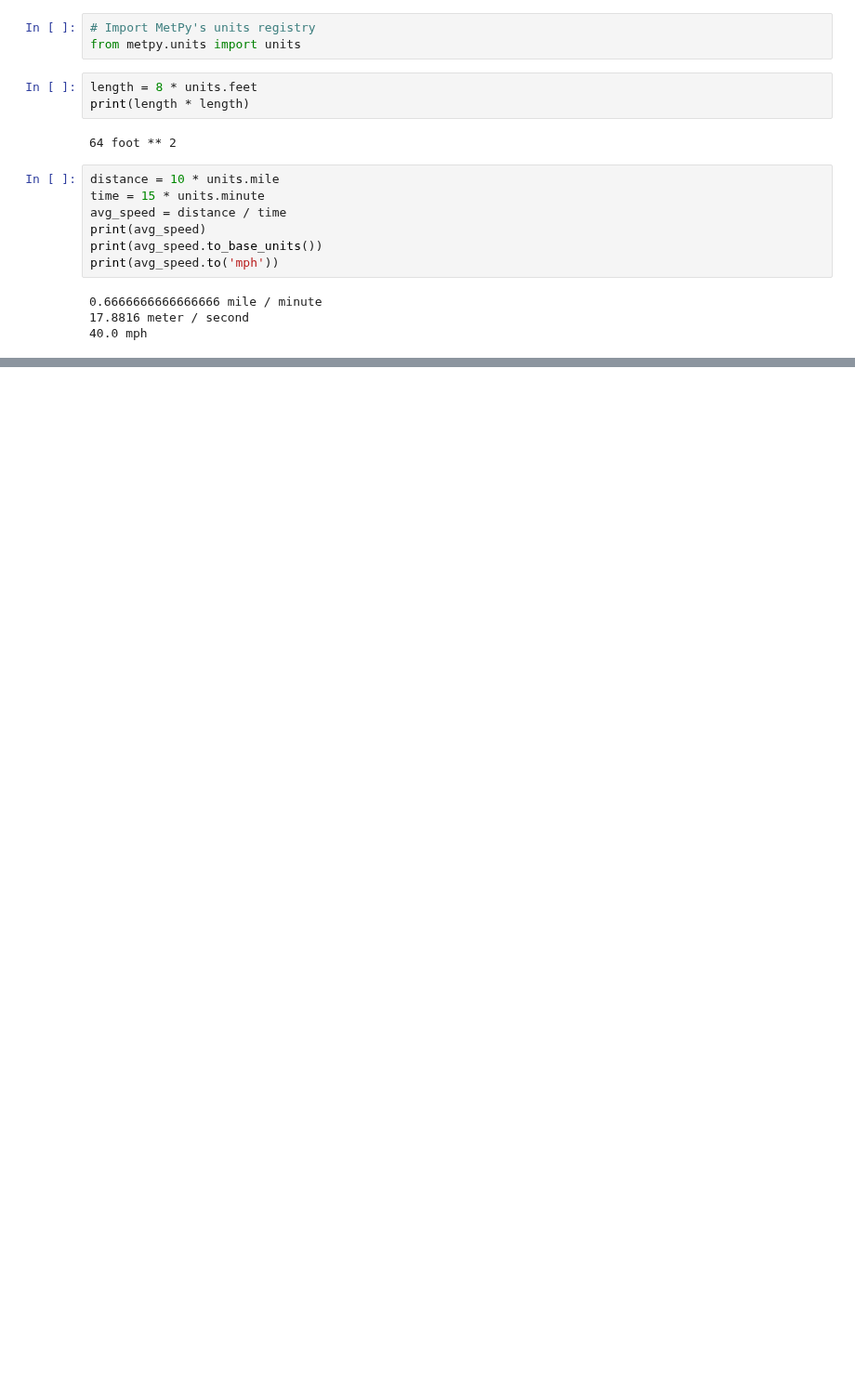
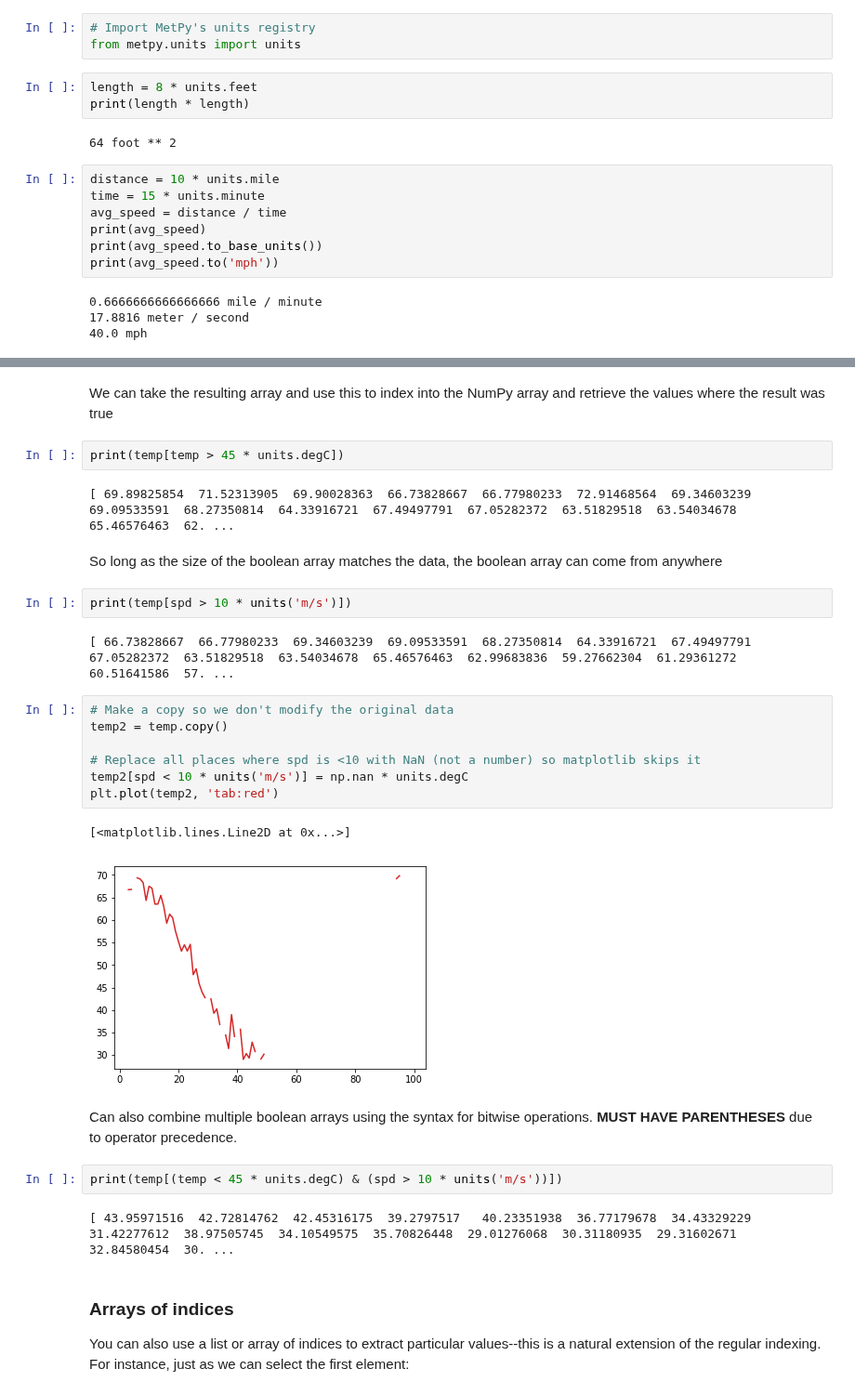
Before and after one commit to Unidata/python-workshop, a Jupyter notebook: notebooks/Primer/Primer.ipynb, the cells around one changed output, grey strips where cells are left out. Shown at 93% size. Saved outputs shown, nothing was run; the diff lists cells and outputs as text; blank space fills up the shorter version.

```diff
--- a/notebooks/Primer/Primer.ipynb
+++ b/notebooks/Primer/Primer.ipynb
@@ -365,0 +242,33 @@ The goal of this tutorial is to provide an overview of the use of the NumPy libr
+# %% [markdown]
+We can take the resulting array and use this to index into the
+NumPy array and retrieve the values where the result was true
+# %%
+print(temp[temp > 45 * units.degC])
+# %% [output]
+[ 69.89825854  71.52313905  69.90028363  66.73828667  66.77980233  72.91468564  69.34603239  69.09533591  68.27350814  64.33916721  67.49497791  67.05282372  63.51829518  63.54034678  65.46576463  62. ...
+# %% [markdown]
+So long as the size of the boolean array matches the data, the boolean array can come from anywhere
+# %%
+print(temp[spd > 10 * units('m/s')])
+# %% [output]
+[ 66.73828667  66.77980233  69.34603239  69.09533591  68.27350814  64.33916721  67.49497791  67.05282372  63.51829518  63.54034678  65.46576463  62.99683836  59.27662304  61.29361272  60.51641586  57. ...
+# %%
+# Make a copy so we don't modify the original data
+temp2 = temp.copy()
+
+# Replace all places where spd is <10 with NaN (not a number) so matplotlib skips it
+temp2[spd < 10 * units('m/s')] = np.nan * units.degC
+plt.plot(temp2, 'tab:red')
+# %% [output]
+[<matplotlib.lines.Line2D at 0x...>]
+[figure, added]
+# %% [markdown]
+Can also combine multiple boolean arrays using the syntax for bitwise operations. **MUST HAVE PARENTHESES** due to operator precedence.
+# %%
+print(temp[(temp < 45 * units.degC) & (spd > 10 * units('m/s'))])
+# %% [output]
+[ 43.95971516  42.72814762  42.45316175  39.2797517   40.23351938  36.77179678  34.43329229  31.42277612  38.97505745  34.10549575  35.70826448  29.01276068  30.31180935  29.31602671  32.84580454  30. ...
+# %% [markdown]
+### Arrays of indices
+
+You can also use a list or array of indices to extract particular values--this is a natural extension of the regular indexing. For instance, just as we can select the first element:
```
Also changed, not shown: parts of 82 cells of this notebook, 5 other files.
